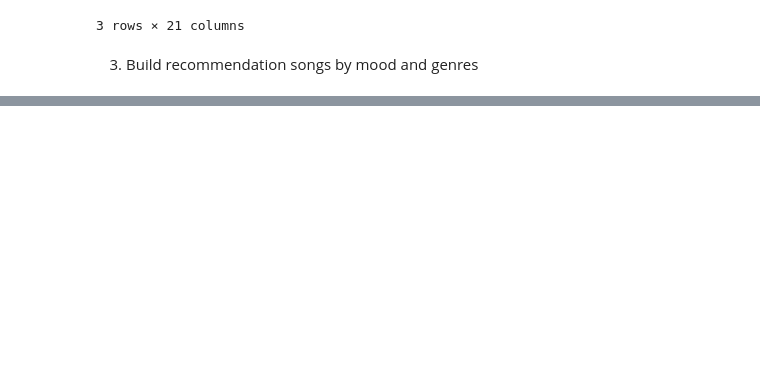
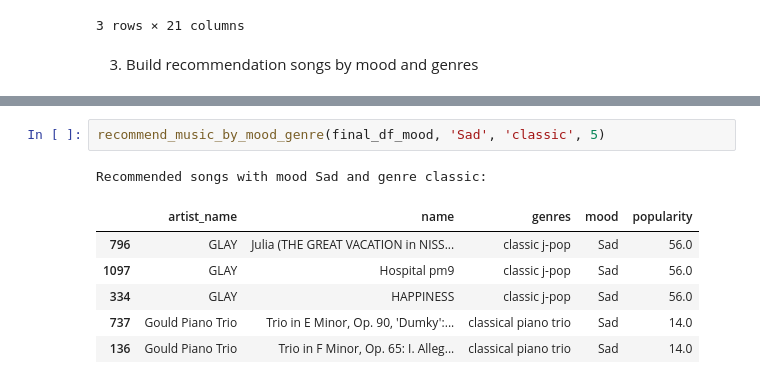
Before and after one commit to Swuzz123/Music-Recommendation, a Jupyter notebook: test.ipynb, the cells around one changed output, grey strips where cells are left out. Drawn from its saved outputs; the diff is of its cells as text; blank space fills up the shorter version.

```diff
--- a/test.ipynb
+++ b/test.ipynb
@@ -446,0 +482,10 @@ Recommend songs by mood:
+# %%
+recommend_music_by_mood_genre(final_df_mood, 'Sad', 'classic', 5)
+# %% [output]
+Recommended songs with mood Sad and genre classic:
+|  | artist_name | name | genres | mood | popularity |
+| 796 | GLAY | Julia (THE GREAT VACATION in NISS... | classic j-pop | Sad | 56.0 |
+| 1097 | GLAY | Hospital pm9 | classic j-pop | Sad | 56.0 |
+| 334 | GLAY | HAPPINESS | classic j-pop | Sad | 56.0 |
+| 737 | Gould Piano Trio | Trio in E Minor, Op. 90, 'Dumky':... | classical piano trio | Sad | 14.0 |
+| 136 | Gould Piano Trio | Trio in F Minor, Op. 65: I. Alleg... | classical piano trio | Sad | 14.0 |
```
Also changed, not shown: parts of 6 cells of this notebook.
